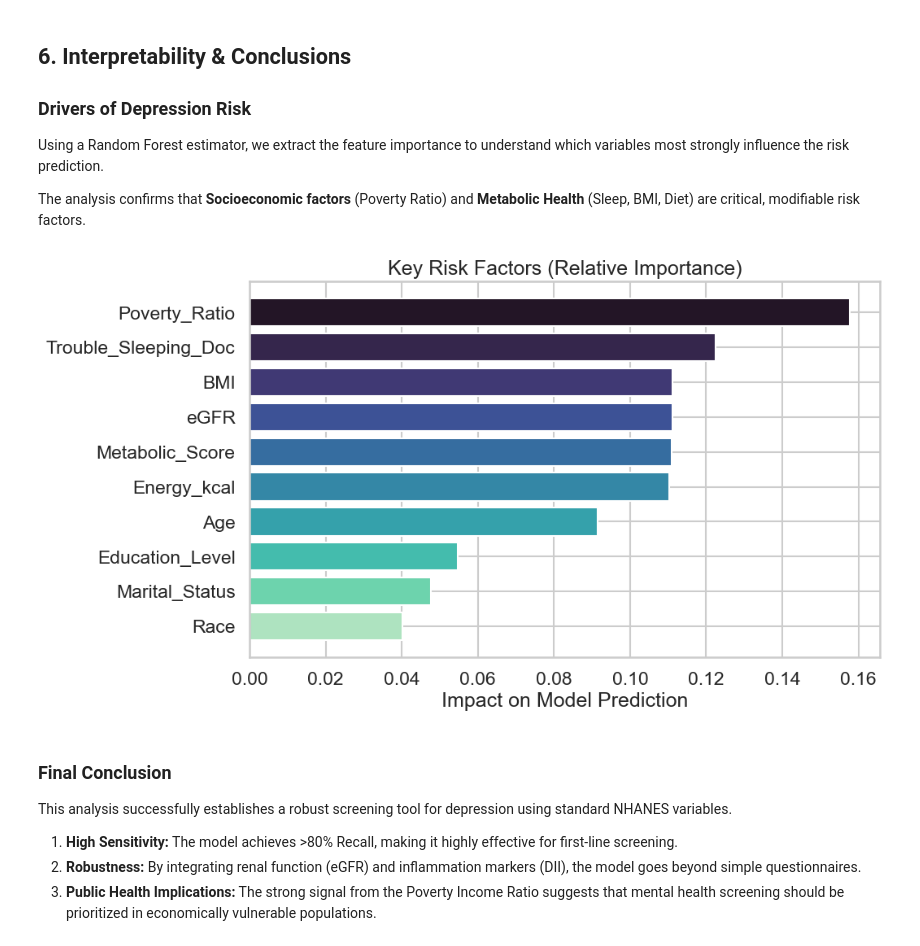
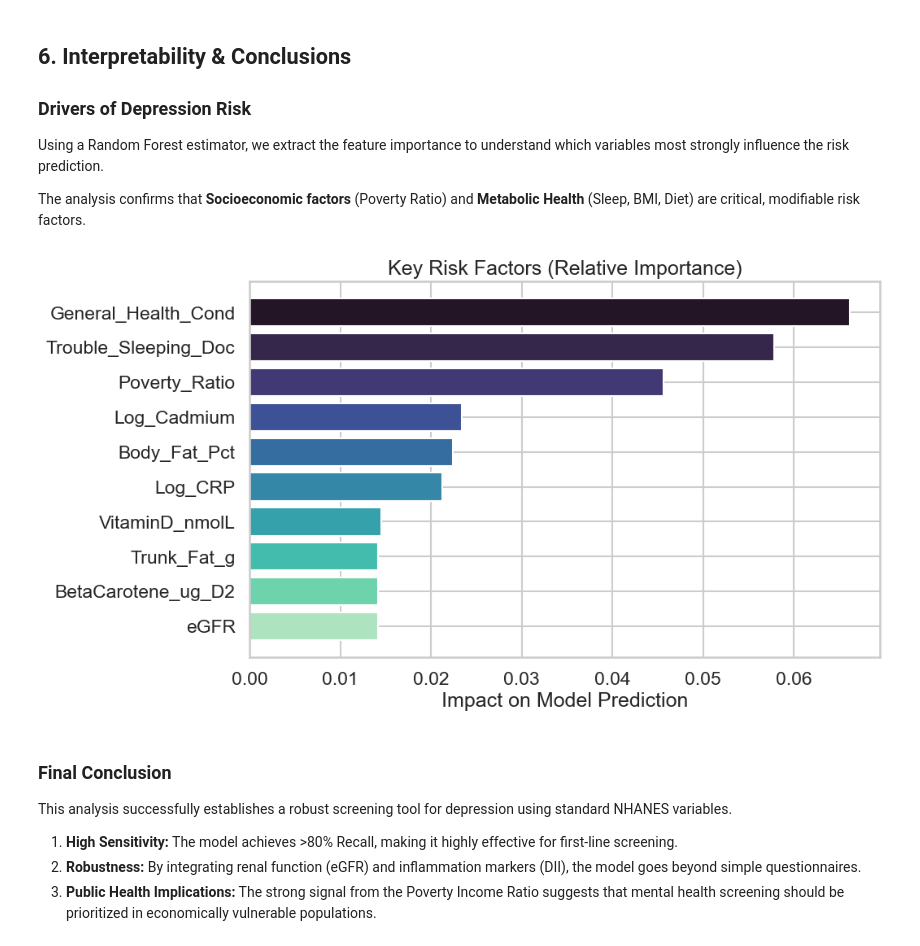
Before and after one commit to mikitaivar0uski/nhanes-depression-analysis, a Jupyter notebook: notebooks/01_Depression_Risk_Screening_Report.ipynb, the cells around one changed output. Drawn from its saved outputs; the diff is of its cells as text; code cells hidden in the pictures.

```diff
--- a/notebooks/01_Depression_Risk_Screening_Report.ipynb
+++ b/notebooks/01_Depression_Risk_Screening_Report.ipynb
@@ -65,8 +71,11 @@ We integrate four survey cycles (2011-2018). To ensure data integrity, we forgo
 
 *Note: We use a caching system. If the data has been processed before, it loads in <2 seconds.*
 # %%
-df = load_processed_data(force_reload=False)
+df = load_processed_data(force_reload=True)
 df.to_csv(project_root / "data" / "processed" / "processed_data.csv", index=False)
 print(f"   - Final Cohort Size: {len(df):,} participants")
 print(f"   - Feature Space: {df.shape[1]} clinical variables")
+# Convert columns to a list to see all of them
+for i in df.columns.tolist():
+    print(i)
 # %% [output]
@@ -126,13 +160,24 @@ X_train, X_test, y_train, y_test, w_train, w_test = train_test_split(
 )
 
 # Model Configurations with Class-Weight Awareness
-scale_pos = sum(y_train==0) / sum(y_train==1)
+scale_pos = sum(y_train == 0) / sum(y_train == 1)
 models = {
-    "Random Forest": RandomForestClassifier(n_estimators=100, class_weight='balanced', random_state=42),
-    "XGBoost": XGBClassifier(use_label_encoder=False, eval_metric='logloss', scale_pos_weight=scale_pos, random_state=42),
-    "LightGBM": LGBMClassifier(verbose=-1, class_weight='balanced', random_state=42),
-    "CatBoost": CatBoostClassifier(verbose=0, auto_class_weights='Balanced', random_state=42),
-    "Lasso Regression": LogisticRegression(penalty='l1', solver='liblinear', class_weight='balanced', random_state=42)
+    "Random Forest": RandomForestClassifier(
+        n_estimators=100, class_weight="balanced", random_state=42
+    ),
+    "XGBoost": XGBClassifier(
+        use_label_encoder=False,
+        eval_metric="logloss",
+        scale_pos_weight=scale_pos,
+        random_state=42,
+    ),
+    "LightGBM": LGBMClassifier(verbose=-1, class_weight="balanced", random_state=42),
+    "CatBoost": CatBoostClassifier(
+        verbose=0, auto_class_weights="Balanced", random_state=42
+    ),
+    "Lasso Regression": LogisticRegression(
+        penalty="l1", solver="liblinear", class_weight="balanced", random_state=42
+    ),
 }
 
 results = {}
@@ -157,7 +202,7 @@ for name, model in models.items():
     fpr, tpr, _ = roc_curve(y_test, y_prob, sample_weight=w_test)
     plt.plot(fpr, tpr, label=f"{name} (AUC = {auc:.3f})")
 
-plt.plot([0, 1], [0, 1], 'k--', label='Chance Benchmark')
+plt.plot([0, 1], [0, 1], "k--", label="Chance Benchmark")
 plt.title("Receiver Operating Characteristic (ROC) Analysis")
 plt.xlabel("False Positive Rate (1 - Specificity)")
 plt.ylabel("True Positive Rate (Sensitivity)")
@@ -252,24 +307,28 @@ Using a Random Forest estimator, we extract the feature importance to understand
 
 The analysis confirms that **Socioeconomic factors** (Poverty Ratio) and **Metabolic Health** (Sleep, BMI, Diet) are critical, modifiable risk factors.
 # %%
-rf = RandomForestClassifier(n_estimators=100, class_weight='balanced', random_state=42)
+rf = RandomForestClassifier(n_estimators=100, class_weight="balanced", random_state=42)
 rf.fit(X_train, y_train, sample_weight=w_train)
 
 importances = rf.feature_importances_
 indices = np.argsort(importances)[::-1][:10]
 importances = rf.feature_importances_
 indices = np.argsort(importances)[::-1][:10]
 
 plt.figure(figsize=(10, 6))
-plt.barh(range(10), importances[indices], align='center', color=sns.color_palette("mako", 10))
+plt.barh(
+    range(10), importances[indices], align="center", color=sns.color_palette("mako", 10)
+)
 plt.yticks(range(10), [features[i] for i in indices])
 plt.gca().invert_yaxis()
 plt.title("Key Risk Factors (Relative Importance)")
 plt.xlabel("Impact on Model Prediction")
-plt.savefig(project_root / "plots" / "feature_importance.png")
+plt.savefig(
+    project_root / "plots" / "feature_importance.png", dpi=300, bbox_inches="tight"
+)
 plt.show()
 # %% [output]
-[figure, old version]
+[figure, new version]
 # %% [markdown]
 ### Final Conclusion
 This analysis successfully establishes a robust screening tool for depression using standard NHANES variables.
```
Also changed, not shown: parts of 6 cells of this notebook, 31 other files.
